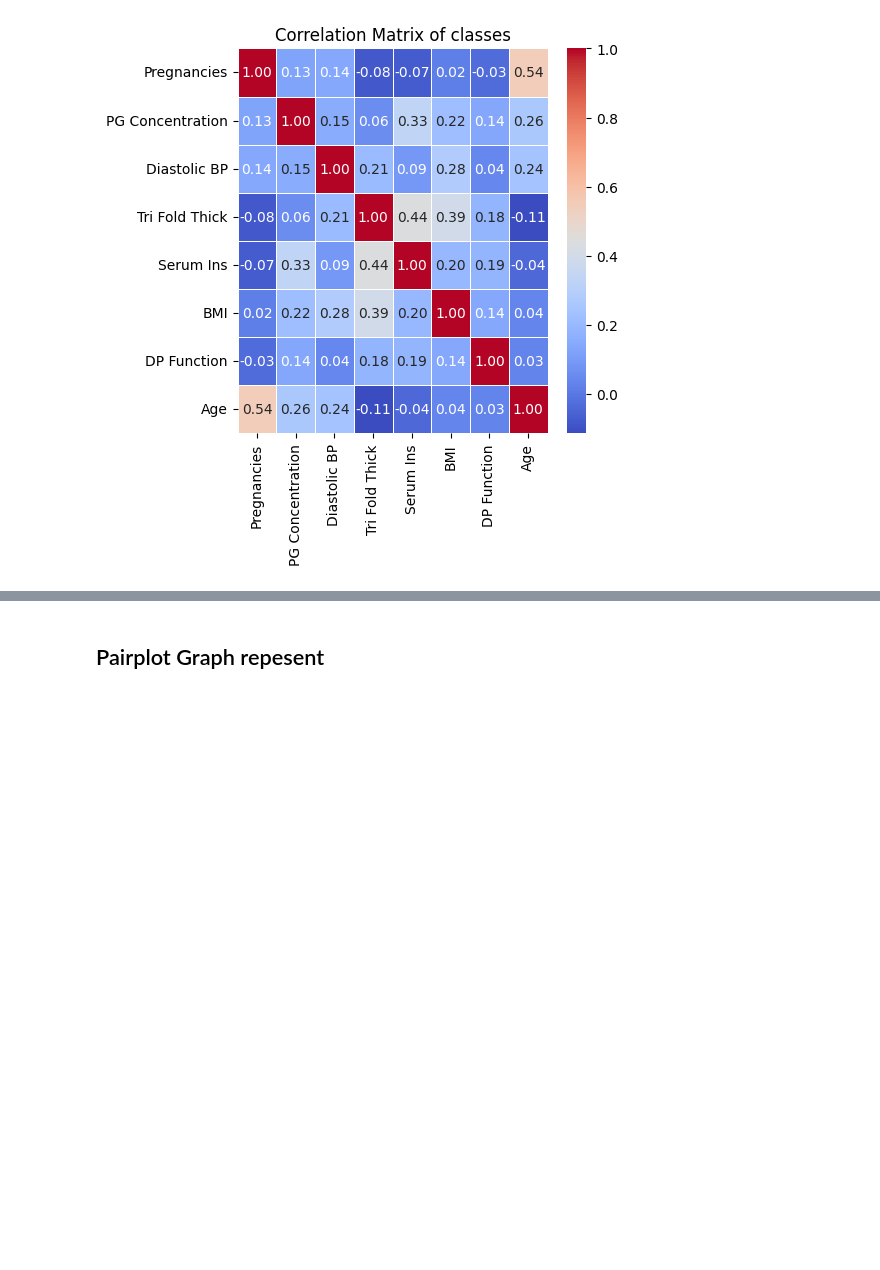
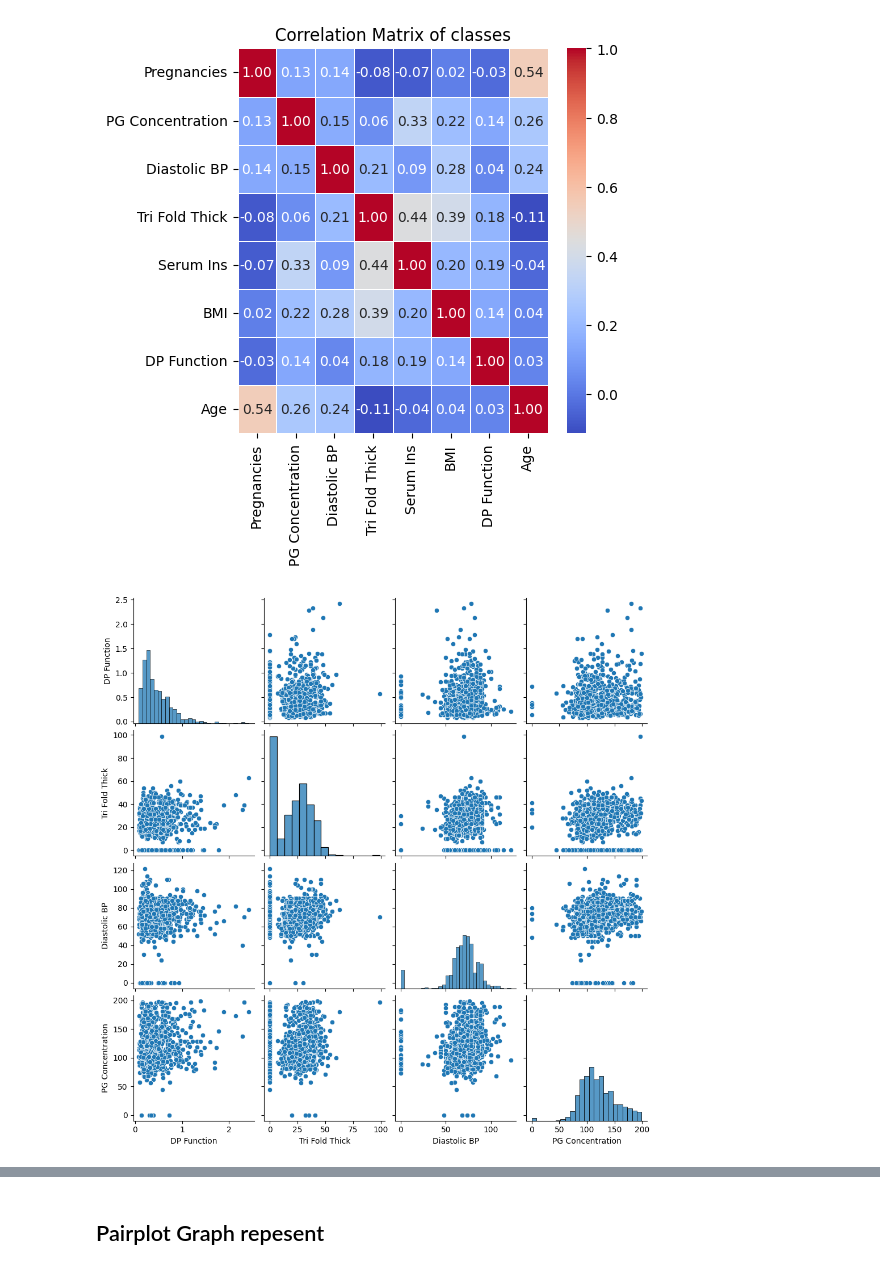
Before and after one commit to ramandeep2818/Data-Exploration-using-Python, a Jupyter notebook: Copy_of_Copy_of_Modification_in_Diabetes_Visualisation.ipynb, the cells around one changed output, grey strips where cells are left out. Saved outputs shown, nothing was run; the diff lists cells and outputs as text; code cells hidden in the pictures; blank space fills up the shorter version.

```diff
--- a/Copy_of_Copy_of_Modification_in_Diabetes_Visualisation.ipynb
+++ b/Copy_of_Copy_of_Modification_in_Diabetes_Visualisation.ipynb
@@ -384,3 +398,10 @@ plt.title('Correlation Matrix of classes')
 plt.show()
 # %% [output]
 [figure]
+# %%
+selected_columns = ['DP Function',	'Tri Fold Thick',	'Diastolic BP',	'PG Concentration']
+selected_dt = dt[selected_columns]
+sns.pairplot(selected_dt)
+plt.show()
+# %% [output]
+[figure, added]
```
Also changed, not shown: parts of 2 cells of this notebook.
